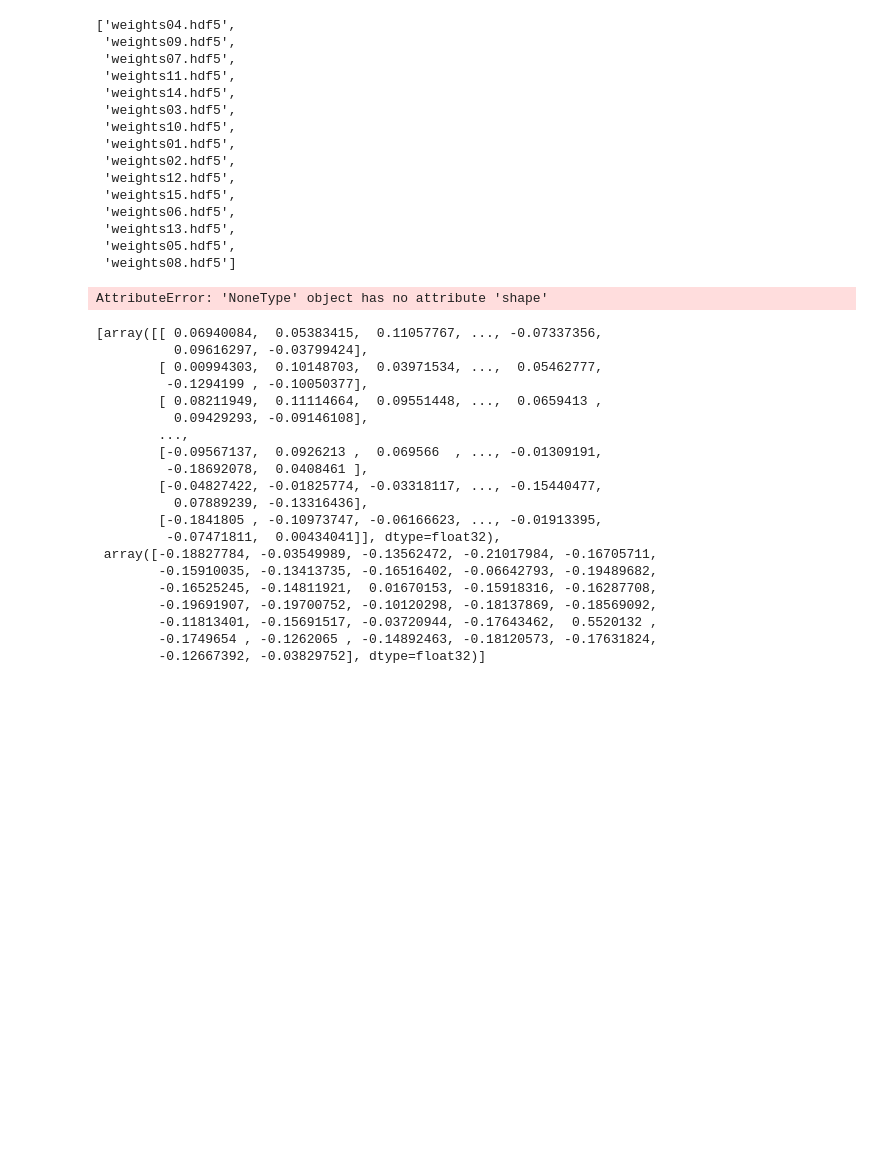
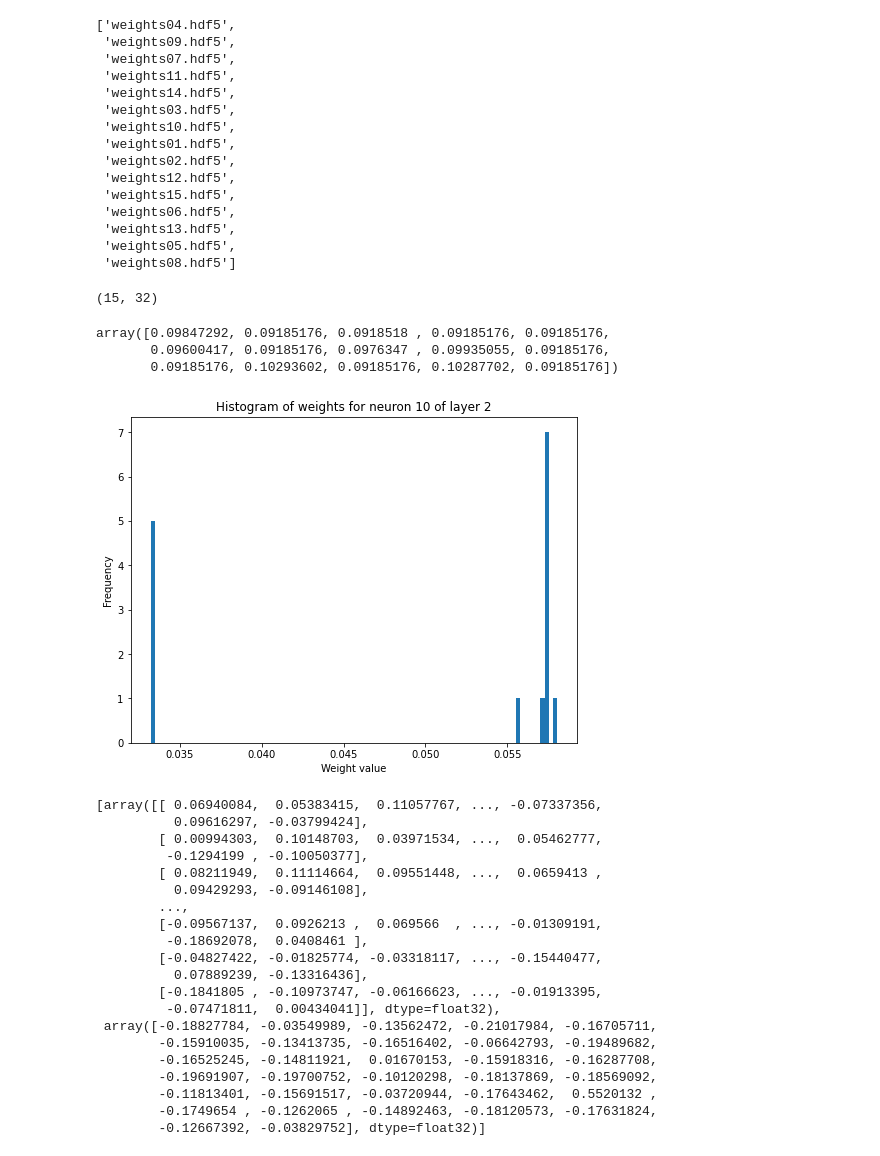
Before and after one commit to Renua-Meireles/sentiment-analisys-with-MLP, a Jupyter notebook: MLP_Sentiment_Analysis_(PIBIC_2021).ipynb, the cells around one changed output. Cells and saved outputs as stored; diff of their text form; code cells hidden in the pictures; blank space fills up the shorter version.

Commit message:
getting weights from file and ploting histogram

```diff
--- a/MLP_Sentiment_Analysis_(PIBIC_2021).ipynb
+++ b/MLP_Sentiment_Analysis_(PIBIC_2021).ipynb
@@ -319,17 +319,33 @@ list_weights
 def get_weights_from_layer(model, weights_dir, layer_number, num_epochs):
     weights = np.array([])
     for i in range(num_epochs):
-        loaded_weights = model.load_weights(f'{weights_dir}/{list_weights[i]}')
-        print(loaded_weights.shape)
-        weights = np.append(weights, loaded_weights[layer_number])
+        model.load_weights(f'{weights_dir}/{list_weights[i]}')
+        weights = np.append(weights, model.get_weights()[0][layer_number])
 
     weights = weights.reshape(num_epochs, -1)
     return weights
-# %%
-w = get_weights_from_layer(model, './Weights_per_epochs', 0, 15)
-w
-# %% [output]
-AttributeError: 'NoneType' object has no attribute 'shape'
+# %%
+weights_from_layer0 = get_weights_from_layer(model, './Weights_per_epochs', 0, 15)
+weights_from_layer0.shape # (15, 32) - 15 epochs, 32 neurons in the layer
+# %% [output]
+(15, 32)
+# %%
+weights_from_layer0[:, 1] # all weights from the second neuron in the first layer
+# %% [output]
+array([0.09847292, 0.09185176, 0.0918518 , 0.09185176, 0.09185176,
+       0.09600417, 0.09185176, 0.0976347 , 0.09935055, 0.09185176,
+       0.09185176, 0.10293602, 0.09185176, 0.10287702, 0.09185176])
+# %%
+def plot_weights_histogram(weights, layer_number, neuron_number):
+    plt.figure(figsize=(8, 6))
+    plt.hist(weights[:, neuron_number], bins=100)
+    plt.title(f'Histogram of weights for neuron {neuron_number} of layer {layer_number}')
+    plt.xlabel('Weight value')
+    plt.ylabel('Frequency')
+# %%
+plot_weights_histogram(weights_from_layer0, 2, 10)
+# %% [output]
+[figure, added]
 # %%
 model.load_weights(f'./Weights_per_epochs/{list_weights[-1]}')
 # %%
```
Also changed, not shown: parts of 3 cells of this notebook, 1 other file.
